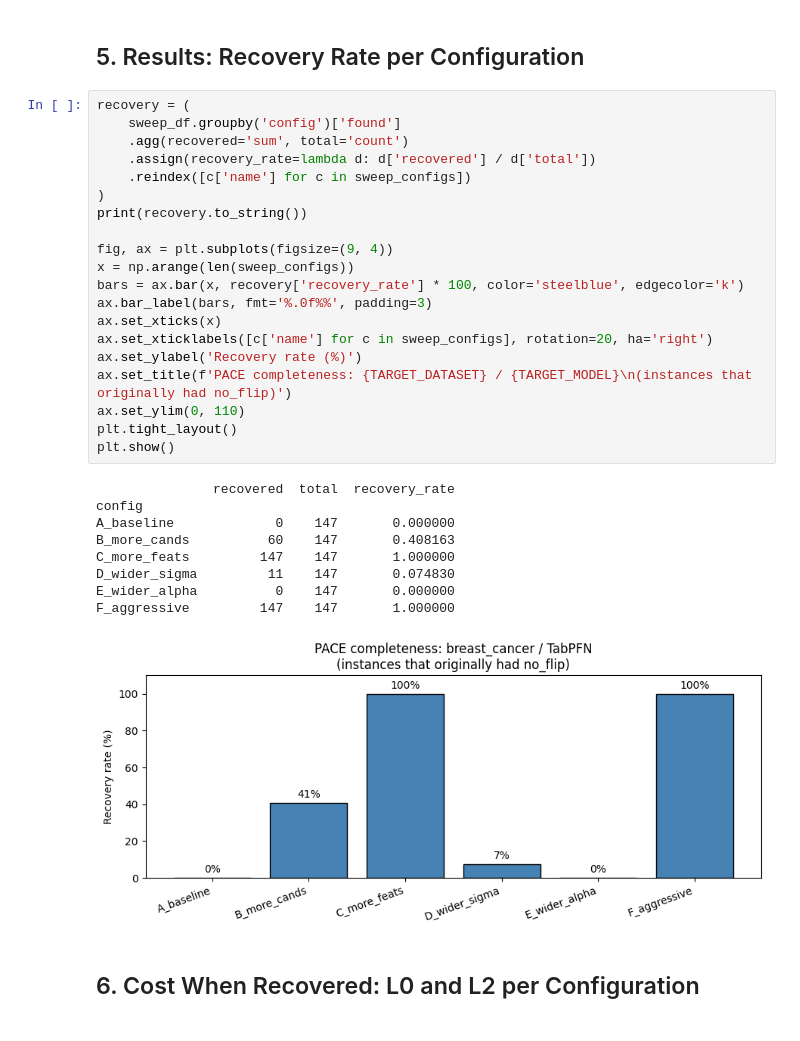
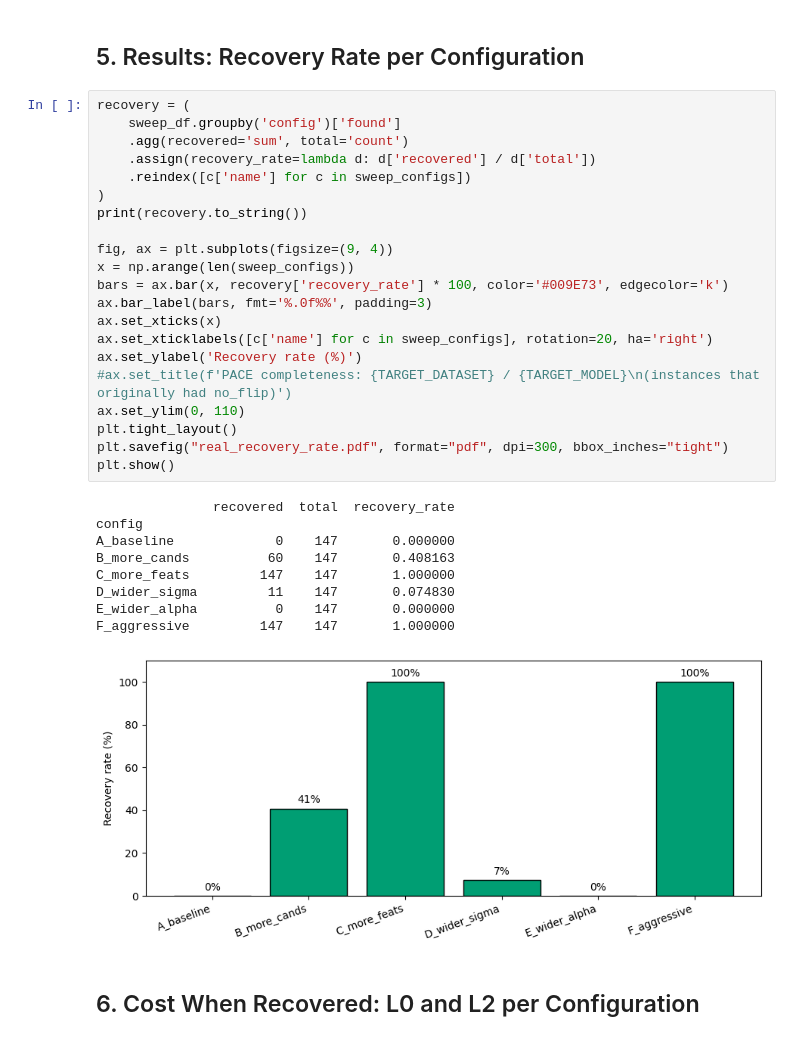
Before and after one commit to leonidaschristodoulou/cf-proposal, a Jupyter notebook: completness.ipynb, the cells around one changed output. Drawn from its saved outputs; the diff is of its cells as text.

```diff
--- a/completness.ipynb
+++ b/completness.ipynb
@@ -442,33 +616,34 @@ Total sweep runs: 882
 # %%
 recovery = (
     sweep_df.groupby('config')['found']
     .agg(recovered='sum', total='count')
     .assign(recovery_rate=lambda d: d['recovered'] / d['total'])
     .reindex([c['name'] for c in sweep_configs])
 )
 print(recovery.to_string())
 
 fig, ax = plt.subplots(figsize=(9, 4))
 x = np.arange(len(sweep_configs))
-bars = ax.bar(x, recovery['recovery_rate'] * 100, color='steelblue', edgecolor='k')
+bars = ax.bar(x, recovery['recovery_rate'] * 100, color='#009E73', edgecolor='k')
 ax.bar_label(bars, fmt='%.0f%%', padding=3)
 ax.set_xticks(x)
 ax.set_xticklabels([c['name'] for c in sweep_configs], rotation=20, ha='right')
 ax.set_ylabel('Recovery rate (%)')
-ax.set_title(f'PACE completeness: {TARGET_DATASET} / {TARGET_MODEL}\n(instances that originally had no_flip)')
+#ax.set_title(f'PACE completeness: {TARGET_DATASET} / {TARGET_MODEL}\n(instances that originally had no_flip)')
 ax.set_ylim(0, 110)
 plt.tight_layout()
+plt.savefig("real_recovery_rate.pdf", format="pdf", dpi=300, bbox_inches="tight")
 plt.show()
 # %% [output]
                recovered  total  recovery_rate
 config
 A_baseline             0    147       0.000000
 B_more_cands          60    147       0.408163
 C_more_feats         147    147       1.000000
 D_wider_sigma         11    147       0.074830
 E_wider_alpha          0    147       0.000000
 F_aggressive         147    147       1.000000
-[figure, old version]
+[figure, new version]
 # %% [markdown]
 ## 6. Cost When Recovered: L0 and L2 per Configuration
 # %%
```
Also changed, not shown: parts of 12 cells of this notebook, 5 other files.
